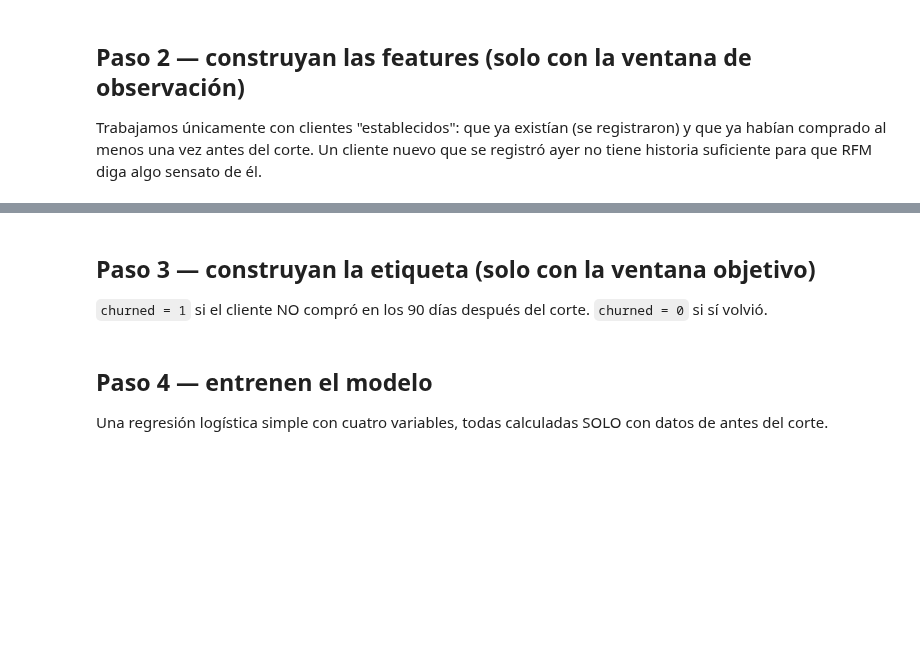
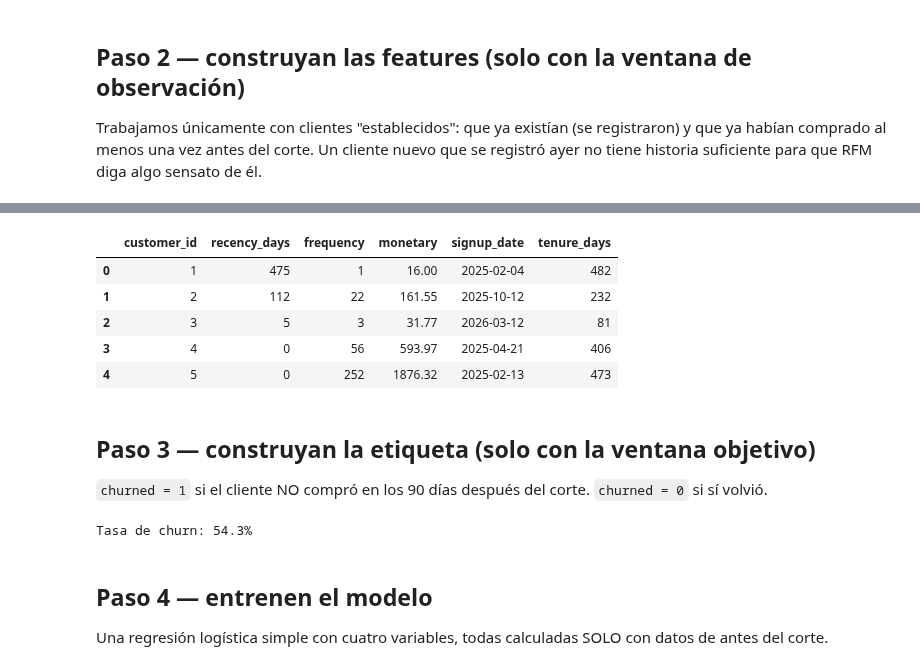
Before and after one commit to Randres106/marketing-analytics-Rafael-Alvarez, a Jupyter notebook: Semana_3/breakout_2.ipynb, the cells around one changed output, grey strips where cells are left out. Saved outputs shown, nothing was run; the diff lists cells and outputs as text; code cells hidden in the pictures; blank space fills up the shorter version.

```diff
--- a/Semana_3/breakout_2.ipynb
+++ b/Semana_3/breakout_2.ipynb
@@ -57,14 +67,36 @@ print(f"...de los cuales compraron al menos una vez antes del corte: {obs_establ
 # %%
 # TODO: usando el datafram "obs_establecidos" calculen recency_days para cada cliente — días entre su ÚLTIMA compra ANTES DEL CORTE y el corte.
 # Pista: agrupen obs_establecidos por customer_id,obs_establecidos.groupby("customer_id"), tomen la fecha máxima de transaction_date,
 # y réstenla de CUTOFF (CUTOFF - fecha_max).dt.days
 
 # El resultado final es un Dataframe llamado "features" con las columnas ["customer_id", "recency_days", "frequency", "monetary", "signup_date", "tenure_days"]
 # ejemplo (no es codigo literal):
 # recency_days = (CUTOFF - transaction_date.max)
 # frequency = (transaction_date.count)
 # monetary = (amount.sum)
 # tenure_days = (CUTOFF-signup_date)
+features = (obs_establecidos.groupby("customer_id").agg(
+        recency_days=("transaction_date", "max"),
+        frequency=("transaction_date", "count"),
+        monetary=("amount", "sum"),
+    )
+    .reset_index()
+)
+
+features["recency_days"] = (CUTOFF - features["recency_days"]).dt.days
+
+features = features.merge(customers[["customer_id", "signup_date"]], on="customer_id", how="left")
+features["tenure_days"] = (CUTOFF - features["signup_date"]).dt.days
+
+features = features[["customer_id", "recency_days", "frequency", "monetary", "signup_date", "tenure_days"]]
+features.head()
+# %% [output]
+|  | customer_id | recency_days | frequency | monetary | signup_date | tenure_days |
+| 0 | 1 | 475 | 1 | 16.00 | 2025-02-04 | 482 |
+| 1 | 2 | 112 | 22 | 161.55 | 2025-10-12 | 232 |
+| 2 | 3 | 5 | 3 | 31.77 | 2026-03-12 | 81 |
+| 3 | 4 | 0 | 56 | 593.97 | 2025-04-21 | 406 |
+| 4 | 5 | 0 | 252 | 1876.32 | 2025-02-13 | 473 |
 # %% [markdown]
 ## Paso 3 — construyan la etiqueta (solo con la ventana objetivo)
 
@@ -73,6 +105,14 @@ print(f"...de los cuales compraron al menos una vez antes del corte: {obs_establ
 # TODO: construyan el set de clientes que SÍ compraron en la ventana objetivo,
 # y con eso la columna "churned" (1 = no volvió, 0 = sí volvió).
 # Pista: objetivo["customer_id"].unique() les da quién compró en la ventana objetivo.
+
+compraron_en_objetivo = set(objetivo["customer_id"].unique())
+
+features["churned"] = (~features["customer_id"].isin(compraron_en_objetivo)).astype(int)
+
+print(f"Tasa de churn: {features['churned'].mean():.1%}")
+# %% [output]
+Tasa de churn: 54.3%
 # %% [markdown]
 ## Paso 4 — entrenen el modelo
 
```
Also changed, not shown: parts of 9 cells of this notebook.
